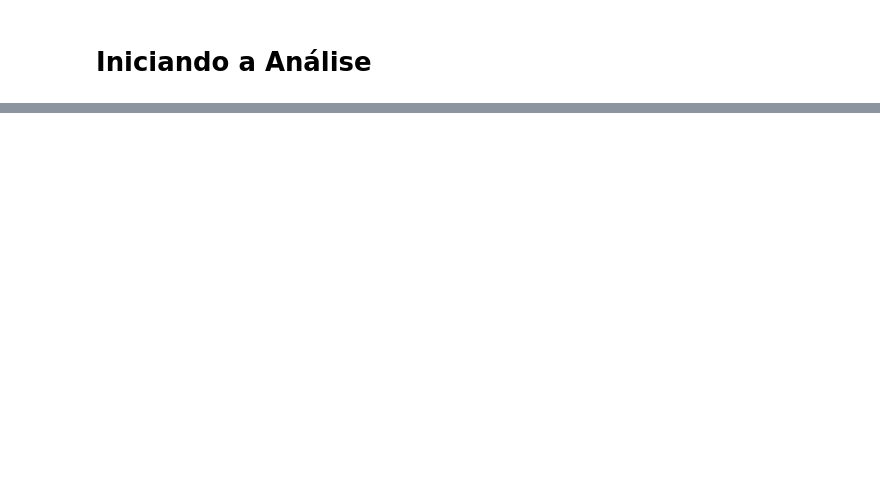
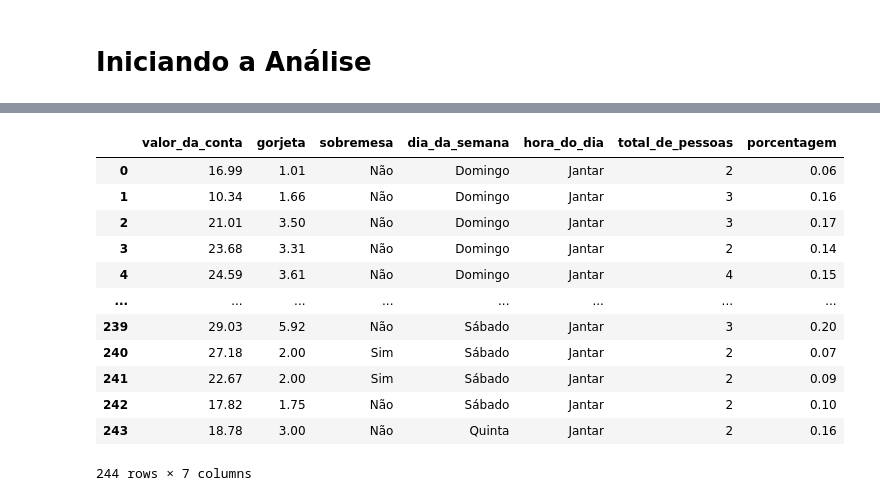
Before and after one commit to Gabriiel-Barbosa/analise-gorjetas, a Jupyter notebook: Relatorio De Analise 01.ipynb, the cells around one changed output, grey strips where cells are left out. Saved outputs shown, nothing was run; the diff lists cells and outputs as text; code cells hidden in the pictures; blank space fills up the shorter version.

```diff
--- a/Relatorio De Analise 01.ipynb
+++ b/Relatorio De Analise 01.ipynb
@@ -112,0 +163,16 @@ import seaborn as sns
+# %%
+df
+# %% [output]
+|  | valor_da_conta | gorjeta | sobremesa | dia_da_semana | hora_do_dia | total_de_pessoas | porcentagem |
+| 0 | 16.99 | 1.01 | Não | Domingo | Jantar | 2 | 0.06 |
+| 1 | 10.34 | 1.66 | Não | Domingo | Jantar | 3 | 0.16 |
+| 2 | 21.01 | 3.50 | Não | Domingo | Jantar | 3 | 0.17 |
+| 3 | 23.68 | 3.31 | Não | Domingo | Jantar | 2 | 0.14 |
+| 4 | 24.59 | 3.61 | Não | Domingo | Jantar | 4 | 0.15 |
+| ... | ... | ... | ... | ... | ... | ... | ... |
+| 239 | 29.03 | 5.92 | Não | Sábado | Jantar | 3 | 0.20 |
+| 240 | 27.18 | 2.00 | Sim | Sábado | Jantar | 2 | 0.07 |
+| 241 | 22.67 | 2.00 | Sim | Sábado | Jantar | 2 | 0.09 |
+| 242 | 17.82 | 1.75 | Não | Sábado | Jantar | 2 | 0.10 |
+| 243 | 18.78 | 3.00 | Não | Quinta | Jantar | 2 | 0.16 |
+244 rows × 7 columns
```
Also changed, not shown: parts of 21 cells of this notebook, 3 other files.
